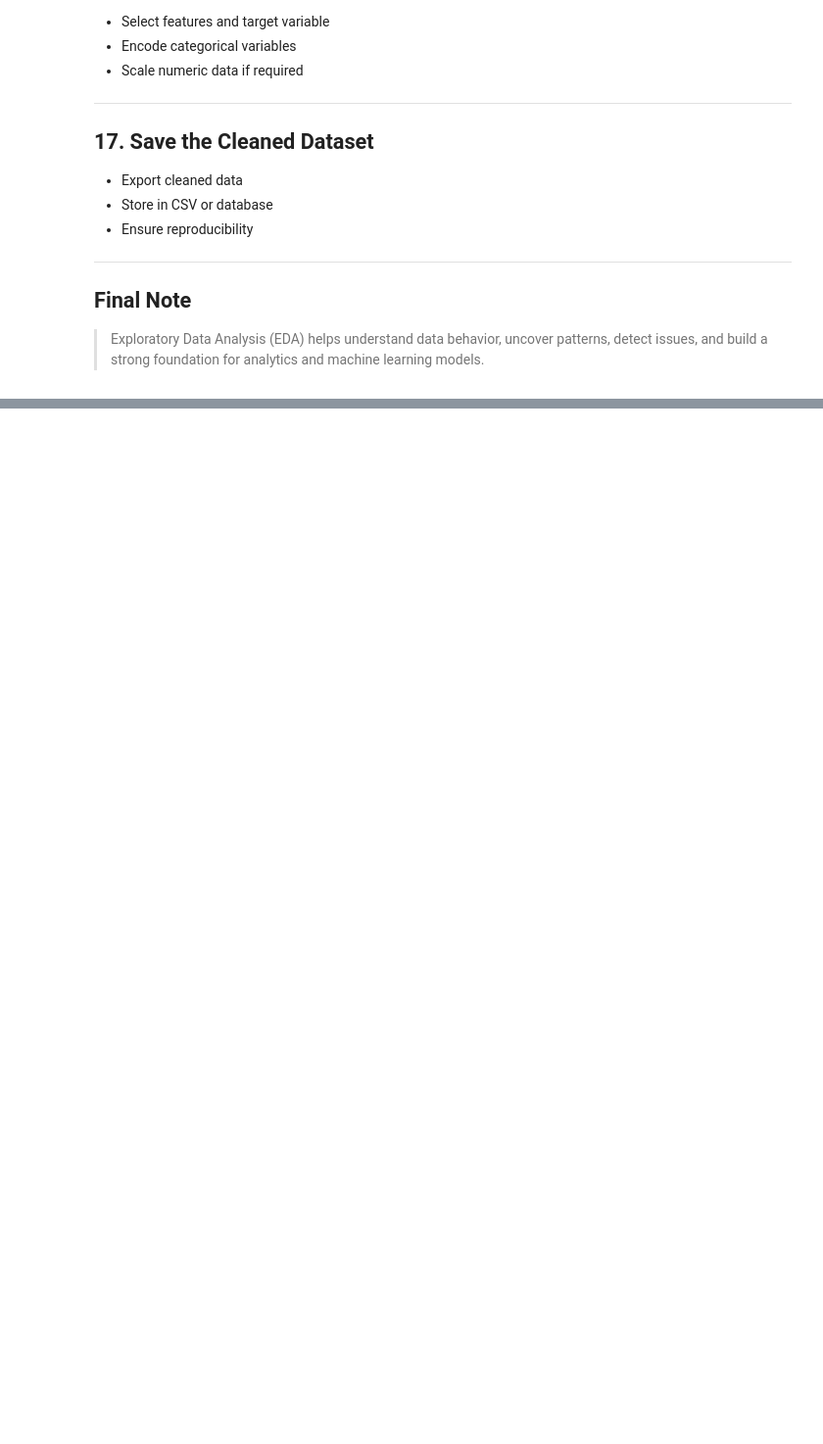
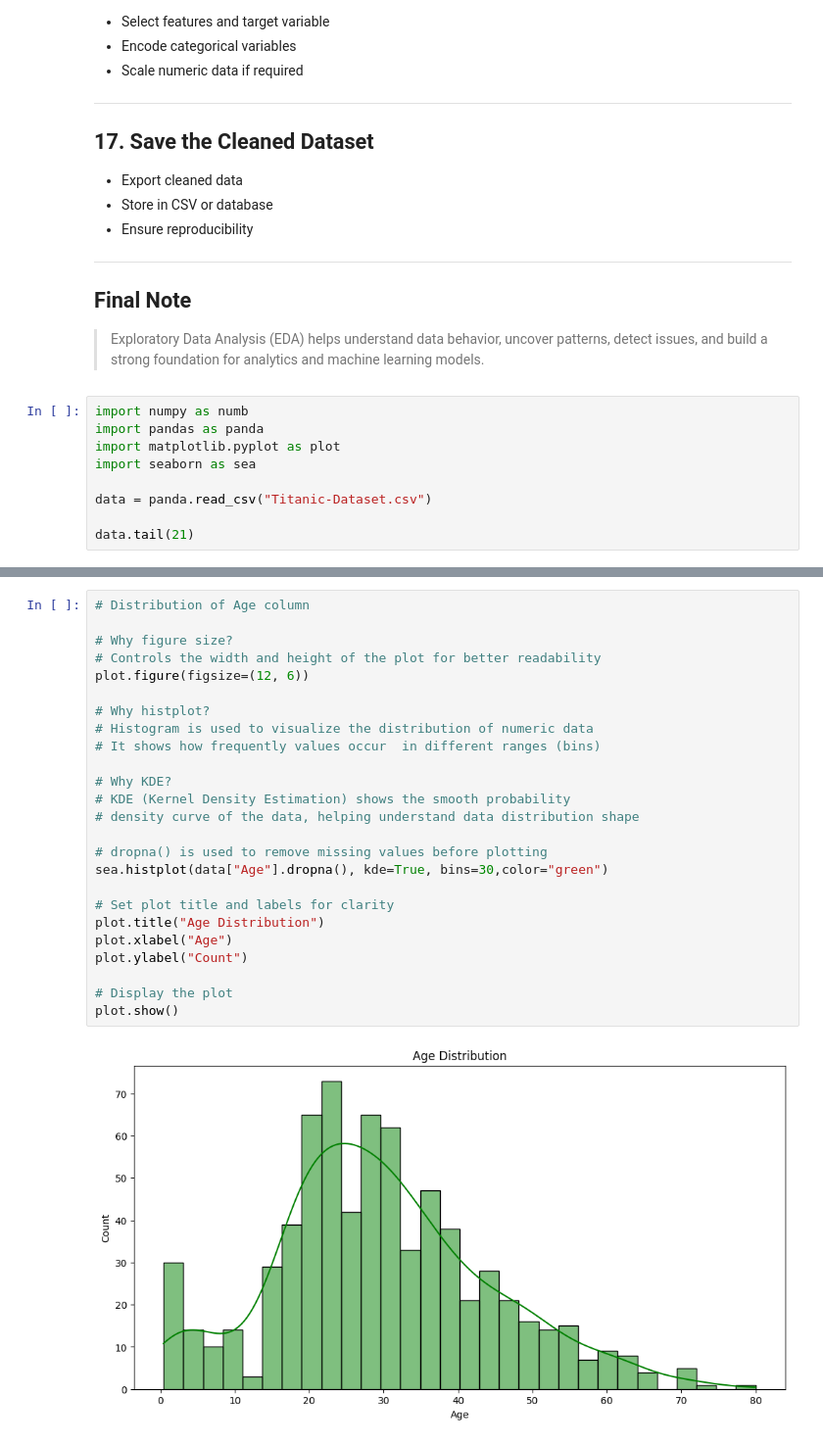
Before and after one commit to manojKumarMERN/learning_boy, a Jupyter notebook: EDA.ipynb, the cells around one changed output, grey strips where cells are left out. Shown at 98% size. Cells and saved outputs as stored; diff of their text form; blank space fills up the shorter version.

```diff
--- a/EDA.ipynb
+++ b/EDA.ipynb
@@ -135,3 +135,12 @@
 
 ## Final Note
 > Exploratory Data Analysis (EDA) helps understand data behavior, uncover patterns, detect issues, and build a strong foundation for analytics and machine learning models.
+# %%
+import numpy as numb
+import pandas as panda
+import matplotlib.pyplot as plot
+import seaborn as sea
+
+data = panda.read_csv("Titanic-Dataset.csv")
+
+data.tail(21)
@@ -137,0 +223,27 @@
+# %%
+# Distribution of Age column
+
+# Why figure size?
+# Controls the width and height of the plot for better readability
+plot.figure(figsize=(12, 6))
+
+# Why histplot?
+# Histogram is used to visualize the distribution of numeric data
+# It shows how frequently values occur  in different ranges (bins)
+
+# Why KDE?
+# KDE (Kernel Density Estimation) shows the smooth probability
+# density curve of the data, helping understand data distribution shape
+
+# dropna() is used to remove missing values before plotting
+sea.histplot(data["Age"].dropna(), kde=True, bins=30,color="green")
+
+# Set plot title and labels for clarity
+plot.title("Age Distribution")
+plot.xlabel("Age")
+plot.ylabel("Count")
+
+# Display the plot
+plot.show()
+# %% [output]
+[figure, added]
```
Also changed, not shown: parts of 5 cells of this notebook.
